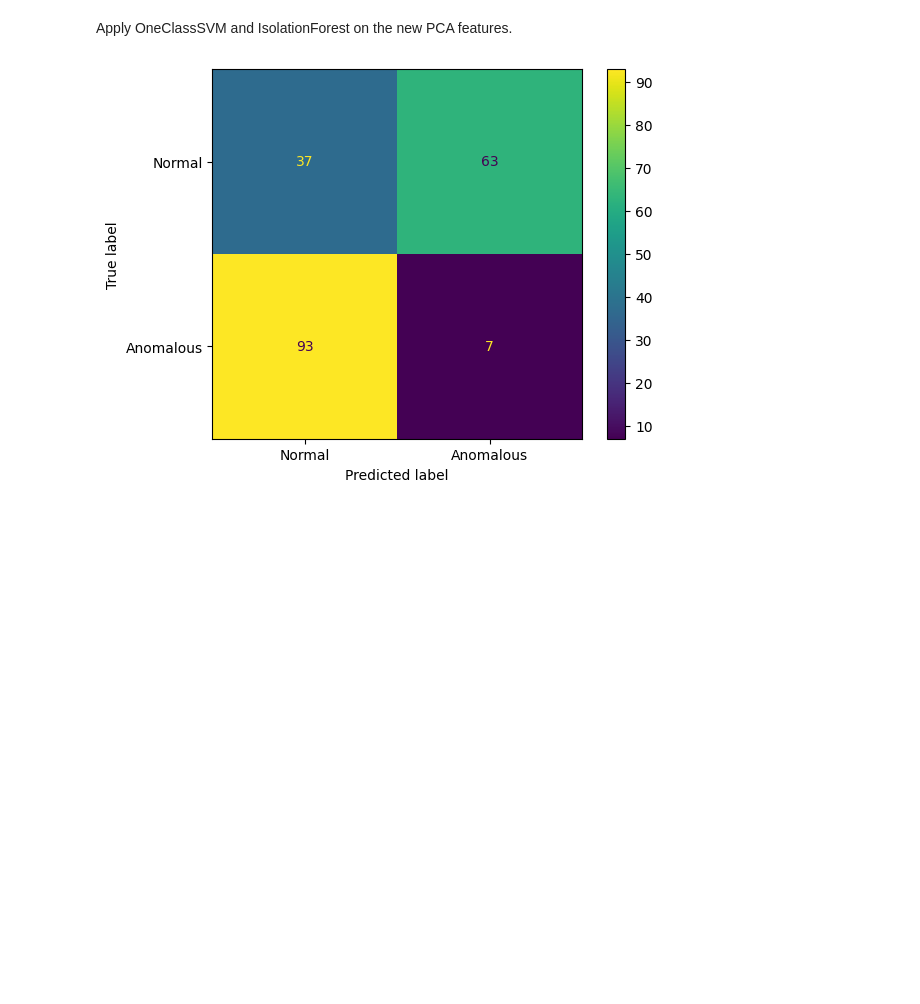
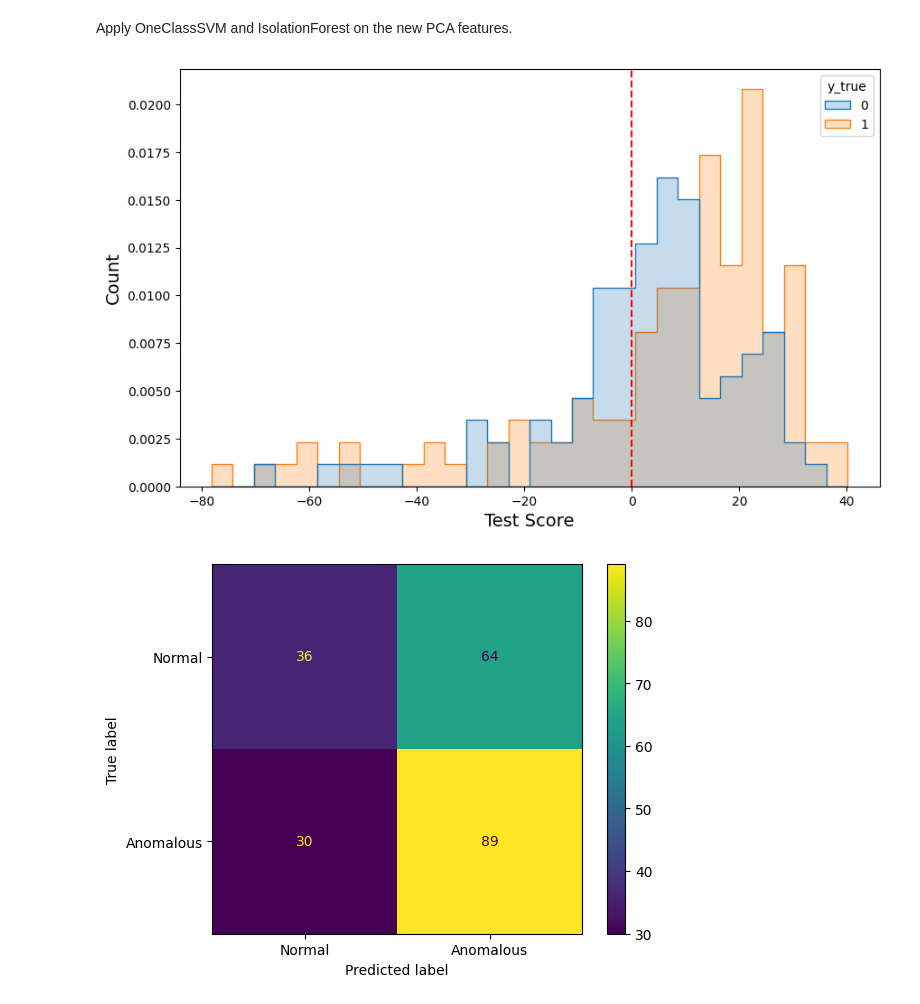
Before and after one commit to lars-quaedvlieg/CIVIL-426-Assignments, a Jupyter notebook: Assignment 2/Graded_Exercise_2.ipynb, the cells around one changed output. Saved outputs shown, nothing was run; the diff lists cells and outputs as text; code cells hidden in the pictures; blank space fills up the shorter version.

Commit message:
Finished Valve analysis

```diff
--- a/Assignment 2/Graded_Exercise_2.ipynb
+++ b/Assignment 2/Graded_Exercise_2.ipynb
@@ -127,26 +127,32 @@ def plot_signals(tmin, tmax, sr, y, emphasized_y, log_mel_spectrogram):
     t = np.linspace(tmin, tmax, n)
     plt.plot(t, y)
     plt.xlim(t[0],t[-1])
-    plt.xlabel('time/s',fontsize=20)
-    plt.ylabel('Amplitude',fontsize=20)
+    plt.xlabel('Time/s',fontsize=14)
+    plt.ylabel('Amplitude',fontsize=14)
     plt.xticks(fontsize=14)
     plt.yticks(fontsize=14)
     plt.grid()
+    plt.savefig('out/sample_signal.png')
 
     plt.figure(2)
     freq = sr/n*np.linspace(0,n/2,int(n/2)+1)
     plt.plot(freq,np.absolute(np.fft.rfft(y[tmin*sr:tmax*sr],n)**2)/n)
     plt.xlim(0,5000)
     plt.xlabel('Frequency/Hz',fontsize=14)
+    plt.savefig('out/sample_fft1.png')
 
     plt.figure(3)
     plt.plot(freq,np.absolute(np.fft.rfft(emphasized_y,n)**2)/n)
     plt.xlim(0,5000)
     plt.xlabel('Frequency/Hz',fontsize=14)
+    plt.savefig('out/sample_fft2.png')
 
     plt.figure(4)
     librosa.display.specshow(log_mel_spectrogram)
+    plt.xlabel('Time/s',fontsize=14)
+    plt.ylabel('Frequency/Hz',fontsize=14)
     plt.colorbar()
+    plt.savefig('out/sample_spec.png')
 
 ########################################################################
 # Feature Extractor
@@ -222,7 +228,7 @@ features = file_to_features(wav_test_file)
 To define and optimize a neural network, we will use the library [PyTorch](http://pytorch.org).
 # %%
 DATA_PATH = "."
-MACHINE = "pump_04" # Choice between  "valve_00" or "pump_04"
+MACHINE = "valve_00" #"pump_04" # Choice between  "valve_00" or "pump_04"
 # %%
 class MIMII(Dataset):
     def __init__(self, root, machine, train=True, transform=None, target_transform=None):
@@ -254,15 +260,20 @@ class MIMII(Dataset):
 # %%
 # Parameters of the feature extraction
 melsp_params = dict(n_mels=64,
-                    frames=10,
+                    frames=1,
                     n_fft=1024,
                     hop_length=512,
                     power=2.0,
                     plot=False)
 
+# Should be different for pump and valve
+# Mean and standard deviation for standardization
+FEATURE_MEAN = -26.4661
+FEATURE_STD = 9.0894
 
 feature_extraction_pipeline = T.Compose([
     T.Lambda(lambda file: file_to_features(file, **melsp_params).astype(np.float32)),
+    T.Lambda(lambda x: (x - FEATURE_MEAN) / FEATURE_STD),  # Standardize features
     T.ToTensor()
 ])
 # %%
@@ -655,29 +810,55 @@ Apply OneClassSVM and IsolationForest on the new PCA features.
 # %%
 # TODO : Define the OneClassSVM here
 # TODO : Fit OneClassSVM here using PCA features
 # TODO : Report essential evaluation metrics
 # ===================================
 # IMPLEMENT YOUR CODE HERE
 # ===================================
 ocsvm = OneClassSVM(kernel='rbf', degree=3, gamma='scale', nu=0.5)
 ocsvm.fit(train_spec_pca)
 
 predicted_score = ocsvm.decision_function(test_spec_pca)
-y_pred_test = (ocsvm.predict(test_spec_pca) == 1).astype(int)
+ocsvm_threshold = 0
+
+# Assuming y_true and y_scores are lists or numpy arrays
+df = pd.DataFrame({
+    'y_true': y_true,
+    'y_scores': predicted_score,
+})
+
+# Plot histograms of the score distributions, grouped by the true labels
+plt.figure(figsize=(10, 6))
+
+# Using histplot to display the distributions
+sns.histplot(data=df, x='y_scores', hue='y_true', bins=30, kde=False, element="step", stat="density")
+plt.axvline(x=ocsvm_threshold, color='r', linestyle='dashed')
+
+# Add labels and title
+plt.xlabel('Test Score', fontsize=14)
+plt.ylabel('Count', fontsize=14)
+# plt.savefig('out/test_loss_dist.png')
+# plt.title('Distribution of Test Losses by Anomalous samples (1) or healthy (0)')
+
+# Show plot
+plt.show()
+
+y_pred_test = (predicted_score > ocsvm_threshold).astype(int)
 
 confusion_matrix = sklearn.metrics.confusion_matrix(y_true, y_pred_test)
 (tn, fp), (fn, tp) = confusion_matrix[0], confusion_matrix[1]
 display = sklearn.metrics.ConfusionMatrixDisplay(confusion_matrix, display_labels=["Normal", "Anomalous"])
 display.plot()
 plt.show()
 print(f"F1-score: {sklearn.metrics.f1_score(y_true, y_pred_test)}")
+print(f"Accuracy: {sklearn.metrics.accuracy_score(y_true, y_pred_test)}")
 print(f"TPR: {tp / (tp + fn)}")
 print(f"FPR: {fp / (fp + tn)}")
 
 print('\nClassification report:')
 print(sklearn.metrics.classification_report(y_true, y_pred_test))
 
-roc_auc = metrics.roc_auc_score(y_true, -predicted_score).item()
+roc_auc = metrics.roc_auc_score(y_true, predicted_score).item()
 print(f"ROC AUC Score: {roc_auc}")
 # %% [output]
-[figure, old version]
+[figure, new version]
+[figure, added]
```
Also changed, not shown: parts of 19 cells of this notebook, 10 other files.
